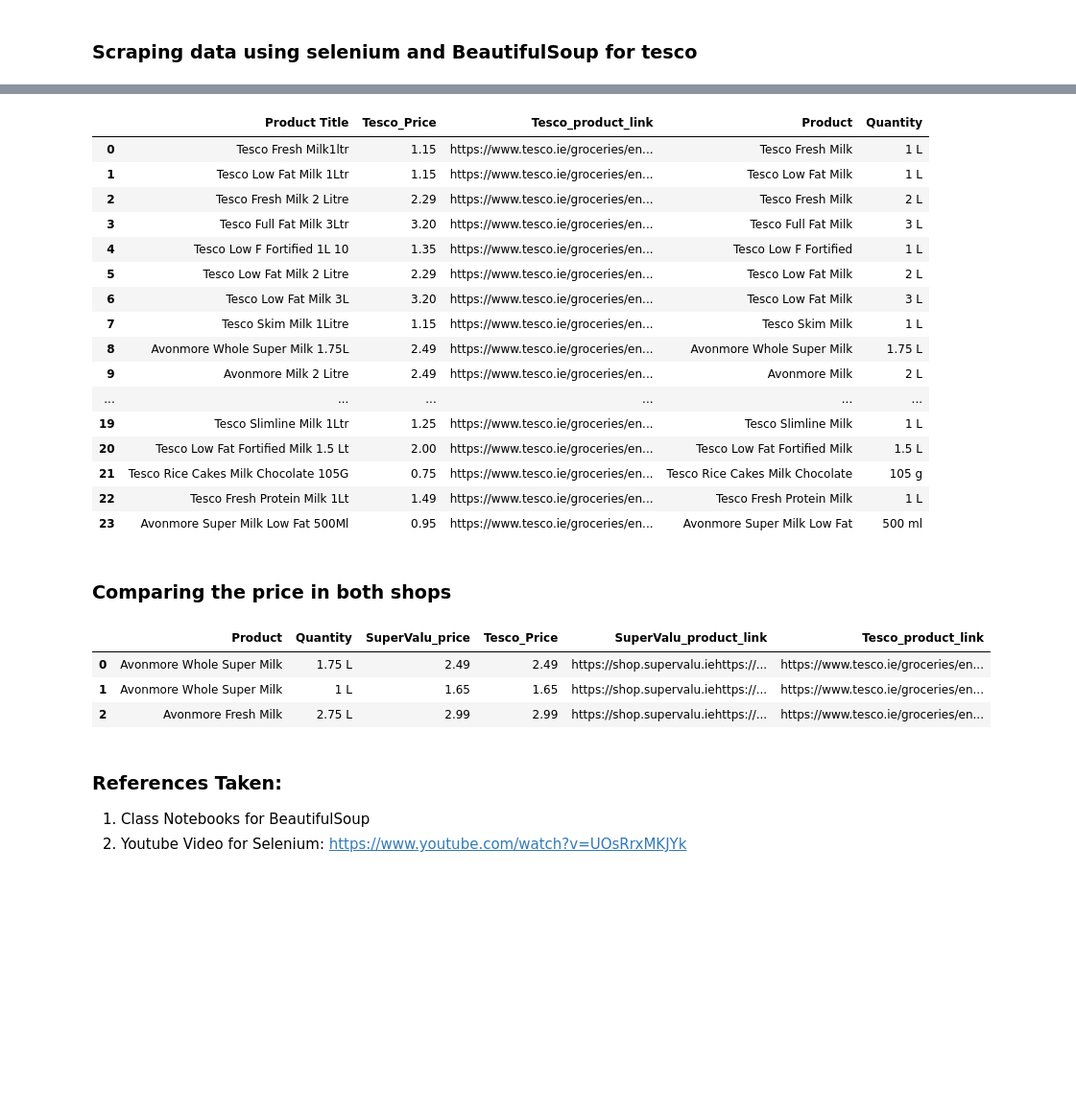
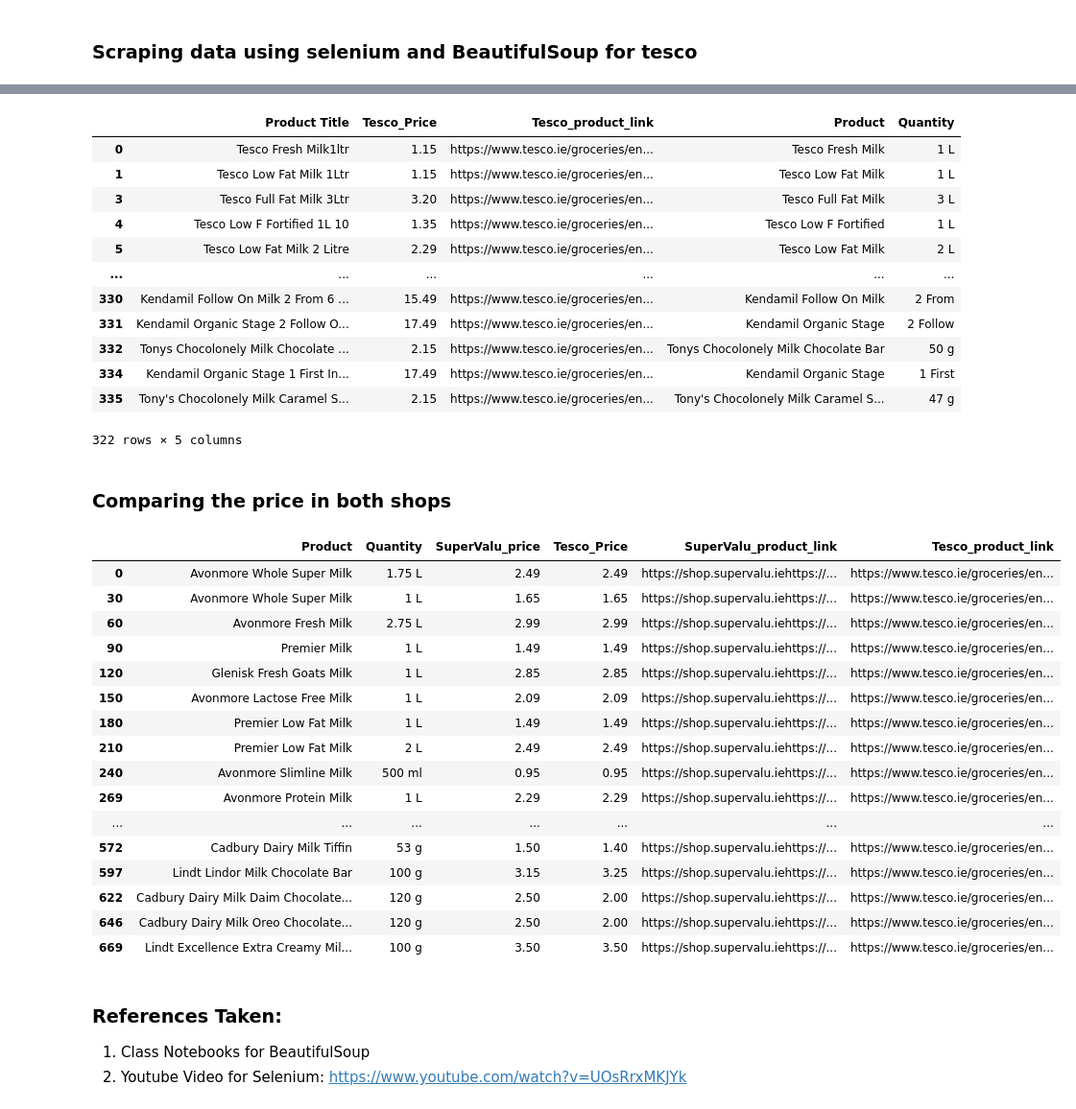
Before and after one commit to Akash2206/Python_CA2, a Jupyter notebook: Python_CA2_Akash_Satpute.ipynb, the cells around one changed output, grey strips where cells are left out. Shown: that part at 96% size. Saved outputs shown, nothing was run; the diff lists cells and outputs as text; code cells hidden in the pictures; blank space fills up the shorter version.

Commit message:
did pagination for tesco

```diff
--- a/Python_CA2_Akash_Satpute.ipynb
+++ b/Python_CA2_Akash_Satpute.ipynb
@@ -22,9 +22,9 @@ product_info = soup.find("div", {"class": "product-count-info"}).text.strip().sp
 total_page_number = round(int(product_info[3])/int(product_info[1].split('-')[1]))
 # %%
 # Create an empty DataFrame
-result = pd.DataFrame()
+supervalu_df = pd.DataFrame()
 
-for page in range(1, total_page_number):
+for page in range(1, total_page_number+1):
     url = f"https://shop.supervalu.ie/shopping/search/allaisles?q=milk&page={page}"
     response = requests.get(url)
     soup = BeautifulSoup(response.text, "html.parser")
@@ -39,20 +39,20 @@ for page in range(1, total_page_number):
         product_data['SuperValu_product_link'] = product_link
 
         # Append the product data to the DataFrame
-        result = result.append(pd.json_normalize(product_data), ignore_index=True)
+        supervalu_df = supervalu_df.append(pd.json_normalize(product_data), ignore_index=True)
 
 # Split the name column into two columns
-result[['Product', 'Quantity']] = result['name'].str.split('(', n=1, expand=True)
+supervalu_df[['Product', 'Quantity']] = supervalu_df['name'].str.split('(', n=1, expand=True)
 
 # Remove the closing bracket from the quantity column
-result['Quantity'] = result['Quantity'].str.replace(')', '')
+supervalu_df['Quantity'] = supervalu_df['Quantity'].str.replace(')', '')
 
 # Remove any leading or trailing whitespace from the product and quantity columns
-result['Product'] = result['Product'].str.strip()
-result['Quantity'] = result['Quantity'].str.strip()
-result.rename(columns={'price': 'SuperValu_price'}, inplace=True)
+supervalu_df['Product'] = supervalu_df['Product'].str.strip()
+supervalu_df['Quantity'] = supervalu_df['Quantity'].str.strip()
+supervalu_df.rename(columns={'price': 'SuperValu_price'}, inplace=True)
 # Print the updated dataframe
-result
+supervalu_df
 # %% [output]
 |  | id | name | SuperValu_price | brand | category | SuperValu_product_link | Product | Quantity |
 | 0 | 1005787000 | Avonmore Fresh Milk (2 L) | 2.49 | Avonmore | Milk, Butter & Eggs | https://shop.supervalu.iehttps://... | Avonmore Fresh Milk | 2 L |
@@ -125,2 +135,3 @@ df
 # %%
-df['Quantity'] = df['Quantity'].str.replace(r'(\d)([a-zA-Z])', r'\1 \2')
+tesco_df['Quantity'] = tesco_df['Quantity'].str.replace(r'(\d)([a-zA-Z])', r'\1 \2')
+tesco_df.dropna(subset=['Tesco_Price','Quantity'],inplace = True)
@@ -143,38 +170,46 @@ def convert_units(unit):
     return unit
 
 # Apply the function to the Quantity column
-df['Quantity'] = df['Quantity'].apply(convert_units)
-
+tesco_df['Quantity'] = tesco_df['Quantity'].apply(convert_units)
 # Print the updated DataFrame
-df
+tesco_df
 # %% [output]
 |  | Product Title | Tesco_Price | Tesco_product_link | Product | Quantity |
 | 0 | Tesco Fresh Milk1ltr | 1.15 | https://www.tesco.ie/groceries/en... | Tesco Fresh Milk | 1 L |
 | 1 | Tesco Low Fat Milk 1Ltr | 1.15 | https://www.tesco.ie/groceries/en... | Tesco Low Fat Milk | 1 L |
-| 2 | Tesco Fresh Milk 2 Litre | 2.29 | https://www.tesco.ie/groceries/en... | Tesco Fresh Milk | 2 L |
 | 3 | Tesco Full Fat Milk 3Ltr | 3.20 | https://www.tesco.ie/groceries/en... | Tesco Full Fat Milk | 3 L |
 | 4 | Tesco Low F Fortified 1L 10 | 1.35 | https://www.tesco.ie/groceries/en... | Tesco Low F Fortified | 1 L |
 | 5 | Tesco Low Fat Milk 2 Litre | 2.29 | https://www.tesco.ie/groceries/en... | Tesco Low Fat Milk | 2 L |
-| 6 | Tesco Low Fat Milk 3L | 3.20 | https://www.tesco.ie/groceries/en... | Tesco Low Fat Milk | 3 L |
-| 7 | Tesco Skim Milk 1Litre | 1.15 | https://www.tesco.ie/groceries/en... | Tesco Skim Milk | 1 L |
-| 8 | Avonmore Whole Super Milk 1.75L | 2.49 | https://www.tesco.ie/groceries/en... | Avonmore Whole Super Milk | 1.75 L |
-| 9 | Avonmore Milk 2 Litre | 2.49 | https://www.tesco.ie/groceries/en... | Avonmore Milk | 2 L |
 | ... | ... | ... | ... | ... | ... |
-| 19 | Tesco Slimline Milk 1Ltr | 1.25 | https://www.tesco.ie/groceries/en... | Tesco Slimline Milk | 1 L |
-| 20 | Tesco Low Fat Fortified Milk 1.5 Lt | 2.00 | https://www.tesco.ie/groceries/en... | Tesco Low Fat Fortified Milk | 1.5 L |
-| 21 | Tesco Rice Cakes Milk Chocolate 105G | 0.75 | https://www.tesco.ie/groceries/en... | Tesco Rice Cakes Milk Chocolate | 105 g |
-| 22 | Tesco Fresh Protein Milk 1Lt | 1.49 | https://www.tesco.ie/groceries/en... | Tesco Fresh Protein Milk | 1 L |
-| 23 | Avonmore Super Milk Low Fat 500Ml | 0.95 | https://www.tesco.ie/groceries/en... | Avonmore Super Milk Low Fat | 500 ml |
+| 330 | Kendamil Follow On Milk 2 From 6 ... | 15.49 | https://www.tesco.ie/groceries/en... | Kendamil Follow On Milk | 2 From |
+| 331 | Kendamil Organic Stage 2 Follow O... | 17.49 | https://www.tesco.ie/groceries/en... | Kendamil Organic Stage | 2 Follow |
+| 332 | Tonys Chocolonely Milk Chocolate ... | 2.15 | https://www.tesco.ie/groceries/en... | Tonys Chocolonely Milk Chocolate Bar | 50 g |
+| 334 | Kendamil Organic Stage 1 First In... | 17.49 | https://www.tesco.ie/groceries/en... | Kendamil Organic Stage | 1 First |
+| 335 | Tony's Chocolonely Milk Caramel S... | 2.15 | https://www.tesco.ie/groceries/en... | Tony's Chocolonely Milk Caramel S... | 47 g |
+322 rows × 5 columns
 # %% [markdown]
 ### Comparing the price in both shops
 # %%
-common_df = pd.merge(result, df, on=['Product', 'Quantity'], how='inner')
-common_df[['Product','Quantity','SuperValu_price','Tesco_Price','SuperValu_product_link','Tesco_product_link']]
+common_df = pd.merge(supervalu_df, tesco_df, on=['Product', 'Quantity'], how='inner')
+common_df[['Product','Quantity','SuperValu_price','Tesco_Price','SuperValu_product_link','Tesco_product_link']].drop_duplicates()
 # %% [output]
 |  | Product | Quantity | SuperValu_price | Tesco_Price | SuperValu_product_link | Tesco_product_link |
 | 0 | Avonmore Whole Super Milk | 1.75 L | 2.49 | 2.49 | https://shop.supervalu.iehttps://... | https://www.tesco.ie/groceries/en... |
-| 1 | Avonmore Whole Super Milk | 1 L | 1.65 | 1.65 | https://shop.supervalu.iehttps://... | https://www.tesco.ie/groceries/en... |
-| 2 | Avonmore Fresh Milk | 2.75 L | 2.99 | 2.99 | https://shop.supervalu.iehttps://... | https://www.tesco.ie/groceries/en... |
+| 30 | Avonmore Whole Super Milk | 1 L | 1.65 | 1.65 | https://shop.supervalu.iehttps://... | https://www.tesco.ie/groceries/en... |
+| 60 | Avonmore Fresh Milk | 2.75 L | 2.99 | 2.99 | https://shop.supervalu.iehttps://... | https://www.tesco.ie/groceries/en... |
+| 90 | Premier Milk | 1 L | 1.49 | 1.49 | https://shop.supervalu.iehttps://... | https://www.tesco.ie/groceries/en... |
+| 120 | Glenisk Fresh Goats Milk | 1 L | 2.85 | 2.85 | https://shop.supervalu.iehttps://... | https://www.tesco.ie/groceries/en... |
+| 150 | Avonmore Lactose Free Milk | 1 L | 2.09 | 2.09 | https://shop.supervalu.iehttps://... | https://www.tesco.ie/groceries/en... |
+| 180 | Premier Low Fat Milk | 1 L | 1.49 | 1.49 | https://shop.supervalu.iehttps://... | https://www.tesco.ie/groceries/en... |
+| 210 | Premier Low Fat Milk | 2 L | 2.49 | 2.49 | https://shop.supervalu.iehttps://... | https://www.tesco.ie/groceries/en... |
+| 240 | Avonmore Slimline Milk | 500 ml | 0.95 | 0.95 | https://shop.supervalu.iehttps://... | https://www.tesco.ie/groceries/en... |
+| 269 | Avonmore Protein Milk | 1 L | 2.29 | 2.29 | https://shop.supervalu.iehttps://... | https://www.tesco.ie/groceries/en... |
+| ... | ... | ... | ... | ... | ... | ... |
+| 572 | Cadbury Dairy Milk Tiffin | 53 g | 1.50 | 1.40 | https://shop.supervalu.iehttps://... | https://www.tesco.ie/groceries/en... |
+| 597 | Lindt Lindor Milk Chocolate Bar | 100 g | 3.15 | 3.25 | https://shop.supervalu.iehttps://... | https://www.tesco.ie/groceries/en... |
+| 622 | Cadbury Dairy Milk Daim Chocolate... | 120 g | 2.50 | 2.00 | https://shop.supervalu.iehttps://... | https://www.tesco.ie/groceries/en... |
+| 646 | Cadbury Dairy Milk Oreo Chocolate... | 120 g | 2.50 | 2.00 | https://shop.supervalu.iehttps://... | https://www.tesco.ie/groceries/en... |
+| 669 | Lindt Excellence Extra Creamy Mil... | 100 g | 3.50 | 3.50 | https://shop.supervalu.iehttps://... | https://www.tesco.ie/groceries/en... |
 # %% [markdown]
 ### References Taken:
 1) Class Notebooks for BeautifulSoup
```
Also changed, not shown: parts of 3 cells of this notebook.
